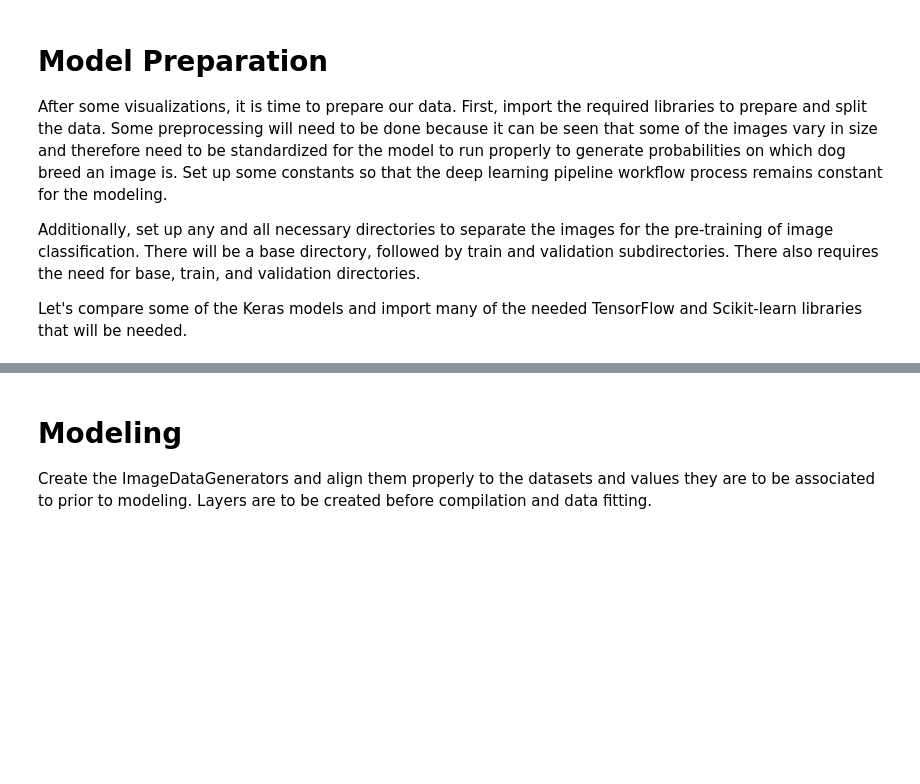
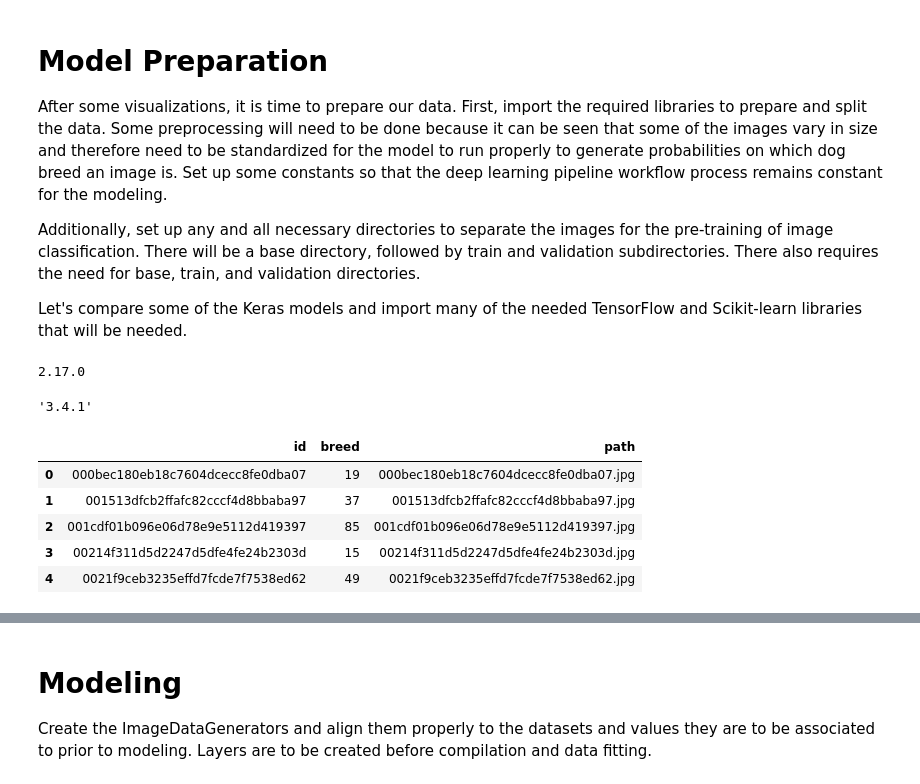
Before and after one commit to matthewjchin/dogbreedclassification, a Jupyter notebook: dog_breed_class.ipynb, the cells around one changed output, grey strips where cells are left out. Cells and saved outputs as stored; diff of their text form; code cells hidden in the pictures; blank space fills up the shorter version.

Commit message:
using different python versions

```diff
--- a/dog_breed_class.ipynb
+++ b/dog_breed_class.ipynb
@@ -59,7 +57,7 @@ Take a look at some of the labels to get an understanding of the data that invol
 # %%
 # The path to the files should not be like this all the time; everything done offline
 # Actual project is found on Kaggle, but elected to run on own environment which best fit needs
-labels = pd.read_csv("dog-breed-identification/labels.csv")
+labels = pd.read_csv("labels.csv")
 labels.head()
 # %% [output]
 |  | id | breed |
@@ -416,3 +370,12 @@ models_dict = {
+# %%
+# Get the TensorFlow Version - we are using v2.12.0
+print(tf.__version__)
+# %% [output]
+2.17.0
+# %%
+keras.__version__
+# %% [output]
+'3.4.1'
 # %%
 # Set up constants for model
 RANDOM_STATE = 50
@@ -423,3 +386,14 @@ BATCH_SIZE = 32
 
 # Epochs value may vary based on number of tests
 EPOCHS = 5
+# %%
+encoder = LabelEncoder()
+labels['breed']= encoder.fit_transform(labels['breed'])
+labels.head()
+# %% [output]
+|  | id | breed | path |
+| 0 | 000bec180eb18c7604dcecc8fe0dba07 | 19 | 000bec180eb18c7604dcecc8fe0dba07.jpg |
+| 1 | 001513dfcb2ffafc82cccf4d8bbaba97 | 37 | 001513dfcb2ffafc82cccf4d8bbaba97.jpg |
+| 2 | 001cdf01b096e06d78e9e5112d419397 | 85 | 001cdf01b096e06d78e9e5112d419397.jpg |
+| 3 | 00214f311d5d2247d5dfe4fe24b2303d | 15 | 00214f311d5d2247d5dfe4fe24b2303d.jpg |
+| 4 | 0021f9ceb3235effd7fcde7f7538ed62 | 49 | 0021f9ceb3235effd7fcde7f7538ed62.jpg |
```
Also changed, not shown: parts of 47 cells of this notebook.
